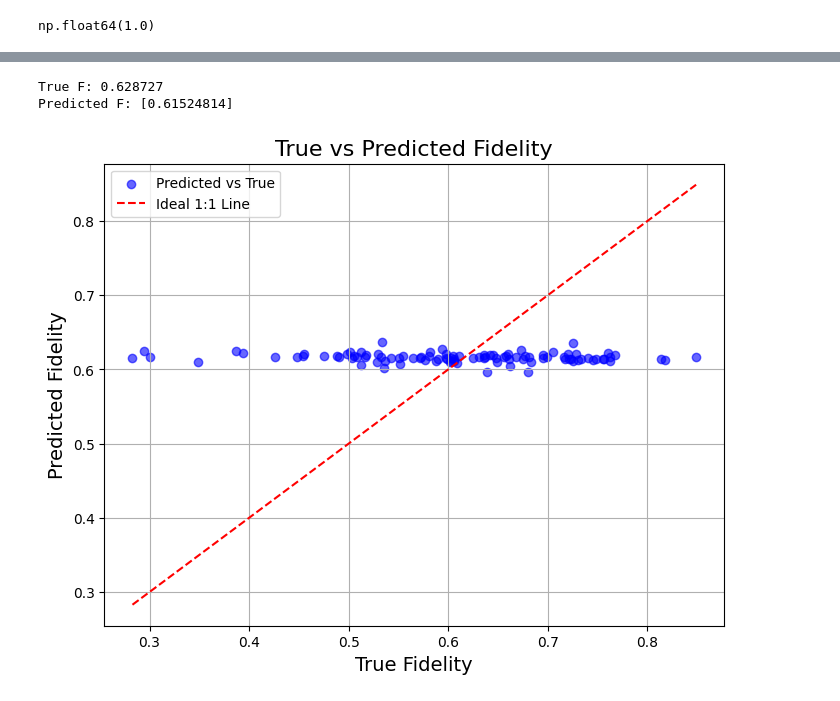
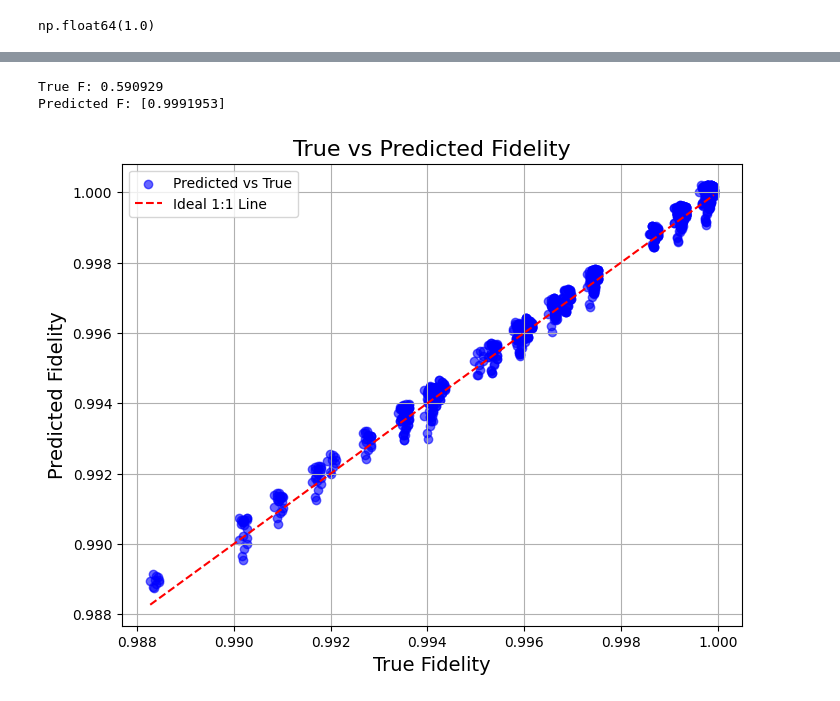
Before and after one commit to khanhuyengiang/aceqc, a Jupyter notebook: input_data.ipynb, the cells around one changed output, grey strips where cells are left out. Saved outputs shown, nothing was run; the diff lists cells and outputs as text; code cells hidden in the pictures.

```diff
--- a/input_data.ipynb
+++ b/input_data.ipynb
@@ -99,0 +232,9 @@ from torch.utils.data import DataLoader, TensorDataset
+# %%
+F = []
+P = []
+for datum in full_data:
+    rho_exp = datum[0]
+    gate_exp = datum[1]
+    M_exp = datum[2]
+    F.append(average_fidelity(rho_exp,gate_exp,M_exp))
+    P.append(experiment_prob_failing(rho_exp,gate_exp,M_exp))
@@ -119,13 +265,13 @@ dataloader = DataLoader(dataset, batch_size=64, shuffle=True)
 model = nn.Sequential(
     nn.Linear(3, 64),
     nn.ReLU(),
-    nn.Dropout(0.3),
+    # nn.Dropout(0.3),
     nn.Linear(64, 64),
     nn.ReLU(),
-    nn.Dropout(0.3),
+    # nn.Dropout(0.3),
     nn.Linear(64, 32),
     nn.ReLU(),
-    nn.Dropout(0.3),
+    # nn.Dropout(0.3),
     nn.Linear(32, 1)
 )
 
@@ -155,23 +301,18 @@ Epoch 50, Loss: 0.009959
 # -----------------------------
 # Test prediction
 # -----------------------------
-rho_exp = qutip.rand_dm(2)
-M_exp = ket2dm(qutip.rand_ket(2))
-gate_exp = qutip.rand_unitary(2)
+rho_exp = rand_dm(2)
+M_exp = ket2dm(rand_ket(2))
+gate_exp = rand_unitary(2)
 test_P = torch.tensor(experiment_prob_failing(rho_exp,gate_exp,M_exp))
 test_F = average_fidelity(rho_exp,gate_exp,M_exp)
 pred_F = model(test_P).detach().numpy()
 print("True F:", test_F)
 print("Predicted F:", pred_F.flatten())
 # %% [output]
-True F: 0.628727
-Predicted F: [0.61524814]
+True F: 0.590929
+Predicted F: [0.9991953]
 # %%
-import matplotlib.pyplot as plt
-import numpy as np
-import torch
-import qutip
-
 # -----------------------------
 # Test prediction
 # -----------------------------
@@ -179,13 +320,17 @@ num_test_samples = 100  # Number of test cases
 true_fidelities = []
 pred_fidelities = []
 
+perturbed_dm = generate_perturbed_rho(rho_ideal,np.linspace(0.01,0.1,10))
+perturbed_U = generate_perturbed_unitary(S_gate,10)
+
+perturbed_data = [(dm1, unitary, dm2) for dm1, unitary, dm2 in itertools.product(perturbed_dm, perturbed_U, perturbed_dm)]
+
+
 # Loop over multiple test cases
-for _ in range(num_test_samples):
-    # Generate random test data (rho, M, and gate)
-    rho_exp = qutip.rand_dm(2)
-    M_exp = qutip.ket2dm(qutip.rand_ket(2))
-    gate_exp = qutip.rand_unitary(2)
-
+for datum in perturbed_data:
+    rho_exp = datum[0]
+    gate_exp = datum[1]
+    M_exp = datum[2]
     # Get the test probability and fidelity
     test_P = torch.tensor(experiment_prob_failing(rho_exp, gate_exp, M_exp)).unsqueeze(0)  # Batch dimension (1 sample)
     test_F = average_fidelity(rho_exp, gate_exp, M_exp)
@@ -197,31 +342,31 @@ for _ in range(num_test_samples):
     true_fidelities.append(test_F)
     pred_fidelities.append(pred_F)
 
 # Convert lists to numpy arrays for plotting
 true_fidelities = np.array(true_fidelities)
 pred_fidelities = np.array(pred_fidelities)
 
 # -----------------------------
 # Plot results
 # -----------------------------
 plt.figure(figsize=(8, 6))
 
 # Scatter plot of true vs predicted fidelities
 plt.scatter(true_fidelities, pred_fidelities, color='blue', label='Predicted vs True', alpha=0.6)
 
 # Plot ideal 1:1 line (perfect prediction)
 plt.plot([min(true_fidelities), max(true_fidelities)], [min(true_fidelities), max(true_fidelities)], 'r--', label='Ideal 1:1 Line')
 
 # Labels and title
 plt.xlabel("True Fidelity", fontsize=14)
 plt.ylabel("Predicted Fidelity", fontsize=14)
 plt.title("True vs Predicted Fidelity", fontsize=16)
 
 # Show grid and legend
 plt.grid(True)
 plt.legend()
 
 # Show the plot
 plt.show()
 # %% [output]
-[figure, old version]
+[figure, new version]
```
Also changed, not shown: parts of 15 cells of this notebook, 1 other file.
